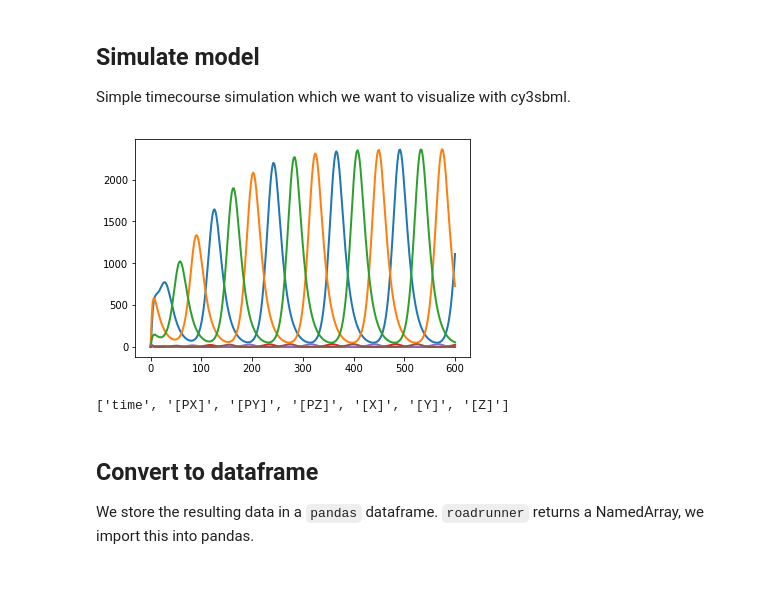
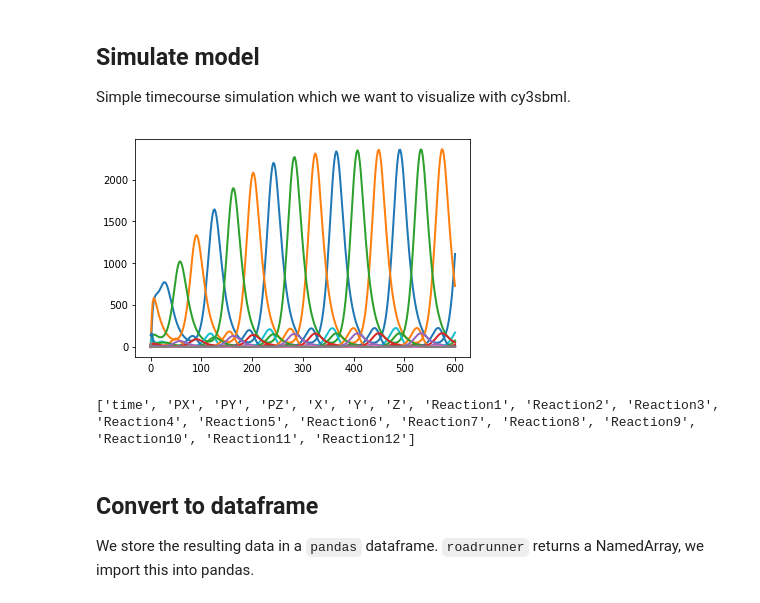
Before and after one commit to matthiaskoenig/cyrest-challenge, a Jupyter notebook: COMBINE2016_cy3sbml_demo.ipynb, the cells around one changed output. Saved outputs shown, nothing was run; the diff lists cells and outputs as text; code cells hidden in the pictures.

```diff
--- a/COMBINE2016_cy3sbml_demo.ipynb
+++ b/COMBINE2016_cy3sbml_demo.ipynb
@@ -18,17 +18,23 @@ The model is available from Biomodels as BIOMD0000000012.
 import roadrunner
 biomodel = "BIOMD0000000012"
 r = roadrunner.RoadRunner("{}.xml".format(biomodel))
+model = r.getModel()
 # %% [markdown]
 ## Simulate model
 Simple timecourse simulation which we want to visualize with cy3sbml.
 # %%
 r.reset()
+
+model.getReactionIds()
+model.getFloatingSpeciesIds()
+
+r.timeCourseSelections = ['time'] + model.getFloatingSpeciesIds() + model.getReactionIds()
 data = r.simulate(start=0, end=600, steps=300)
 r.plot();
 print(r.timeCourseSelections)
 # %% [output]
-[figure, old version]
+[figure, new version]
-['time', '[PX]', '[PY]', '[PZ]', '[X]', '[Y]', '[Z]']
+['time', 'PX', 'PY', 'PZ', 'X', 'Y', 'Z', 'Reaction1', 'Reaction2', 'Reaction3', 'Reaction4', 'Reaction5', 'Reaction6', 'Reaction7', 'Reaction8', 'Reaction9', 'Reaction10', 'Reaction11', 'Reaction12']
 # %% [markdown]
 ## Convert to dataframe
 We store the resulting data in a `pandas` dataframe. `roadrunner` returns a NamedArray, we import this into pandas.
```
Also changed, not shown: parts of 8 cells of this notebook.
